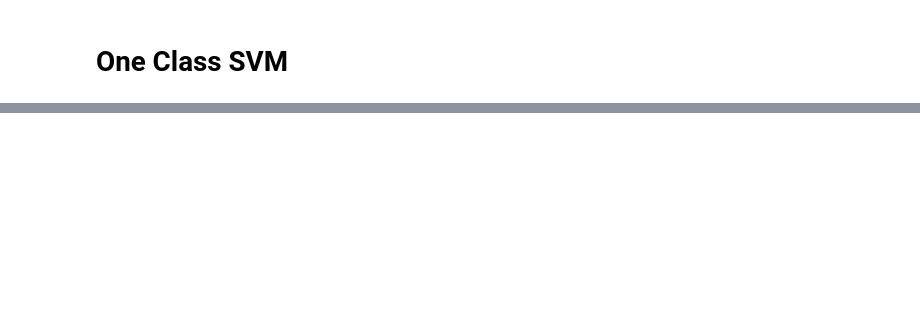
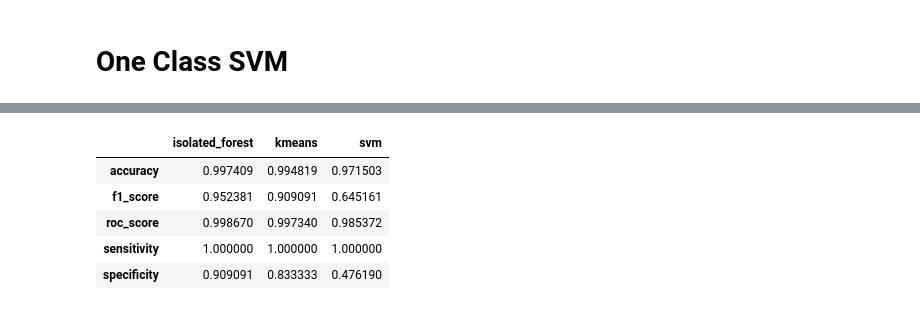
Before and after one commit to chaiitanyasangani88/Anomaly-Detection-in-Logs, a Jupyter notebook: IP Profiling- Anomaly Detection.ipynb, the cells around one changed output, grey strips where cells are left out. Drawn from its saved outputs; the diff is of its cells as text; code cells hidden in the pictures; blank space fills up the shorter version.

```diff
--- a/IP Profiling- Anomaly Detection.ipynb
+++ b/IP Profiling- Anomaly Detection.ipynb
@@ -465,0 +512,40 @@ final_data.loc[final_data['anomaly_svm']==1]
+# %%
+f1_kmeans = f1_score(final_data['anomaly_manual'],final_data['anomaly_kmeans'])
+acc_kmeans = accuracy_score(final_data['anomaly_manual'],final_data['anomaly_kmeans'])
+roc_kmeans = roc_auc_score(final_data['anomaly_manual'],final_data['anomaly_kmeans'])
+sen_kmeans, spec_kmeans = get_sensitivity_specificity(final_data['anomaly_manual'],final_data['anomaly_kmeans'])
+met_kmeans = {
+           'f1_score': f1_kmeans,
+           'accuracy': acc_kmeans,
+           'roc_score': roc_kmeans,
+           'sensitivity': sen_kmeans,
+           'specificity': spec_kmeans
+          }
+# %%
+f1_svm = f1_score(final_data['anomaly_manual'],final_data['anomaly_svm'])
+acc_svm = accuracy_score(final_data['anomaly_manual'],final_data['anomaly_svm'])
+roc_svm = roc_auc_score(final_data['anomaly_manual'],final_data['anomaly_svm'])
+sen_svm, spec_svm = get_sensitivity_specificity(final_data['anomaly_manual'],final_data['anomaly_svm'])
+met_svm = {
+           'f1_score': f1_svm,
+           'accuracy': acc_svm,
+           'roc_score': roc_svm,
+           'sensitivity': sen_svm,
+           'specificity': spec_svm
+          }
+# %%
+metrics = {'isolated_forest': met_iso,
+           'kmeans': met_kmeans,
+           'svm': met_svm
+          }
+# %%
+metrics_df = pd.DataFrame.from_dict(metrics)
+# %%
+metrics_df
+# %% [output]
+|  | isolated_forest | kmeans | svm |
+| accuracy | 0.997409 | 0.994819 | 0.971503 |
+| f1_score | 0.952381 | 0.909091 | 0.645161 |
+| roc_score | 0.998670 | 0.997340 | 0.985372 |
+| sensitivity | 1.000000 | 1.000000 | 1.000000 |
+| specificity | 0.909091 | 0.833333 | 0.476190 |
```
Also changed, not shown: parts of 20 cells of this notebook.
